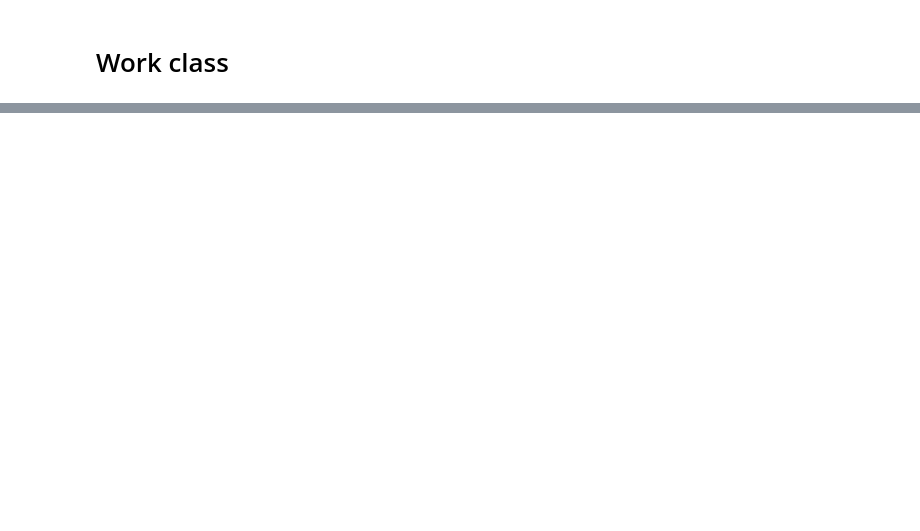
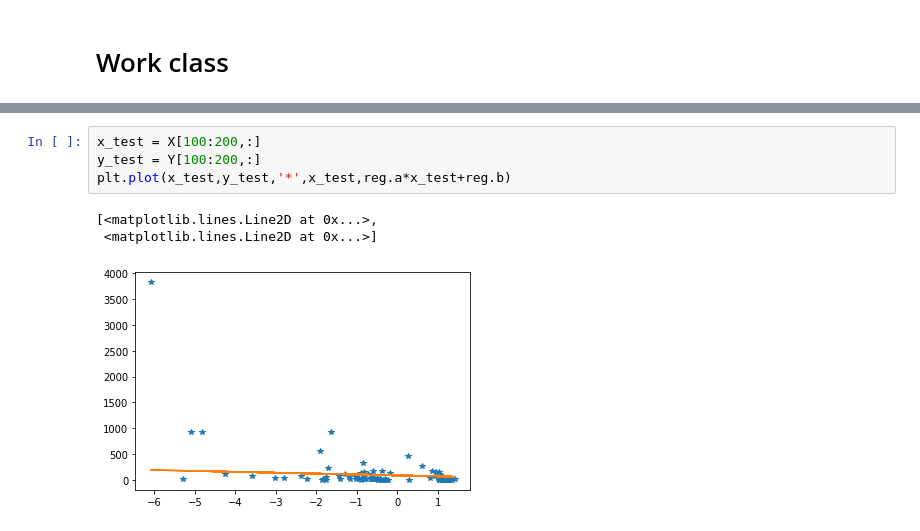
Before and after one commit to VladisIove/liniear_regresion_on_python, a Jupyter notebook: Untitled.ipynb, the cells around one changed output, grey strips where cells are left out. Drawn from its saved outputs; the diff is of its cells as text; blank space fills up the shorter version.

```diff
--- a/Untitled.ipynb
+++ b/Untitled.ipynb
@@ -27,2 +74,10 @@ class Regresion:
+# %%
+x_test = X[100:200,:]
+y_test = Y[100:200,:]
+plt.plot(x_test,y_test,'*',x_test,reg.a*x_test+reg.b)
+# %% [output]
+[<matplotlib.lines.Line2D at 0x...>,
+ <matplotlib.lines.Line2D at 0x...>]
+[figure, added]
 # %%
 # %% [output]
```
Also changed, not shown: parts of 25 cells of this notebook, 1 other file.
